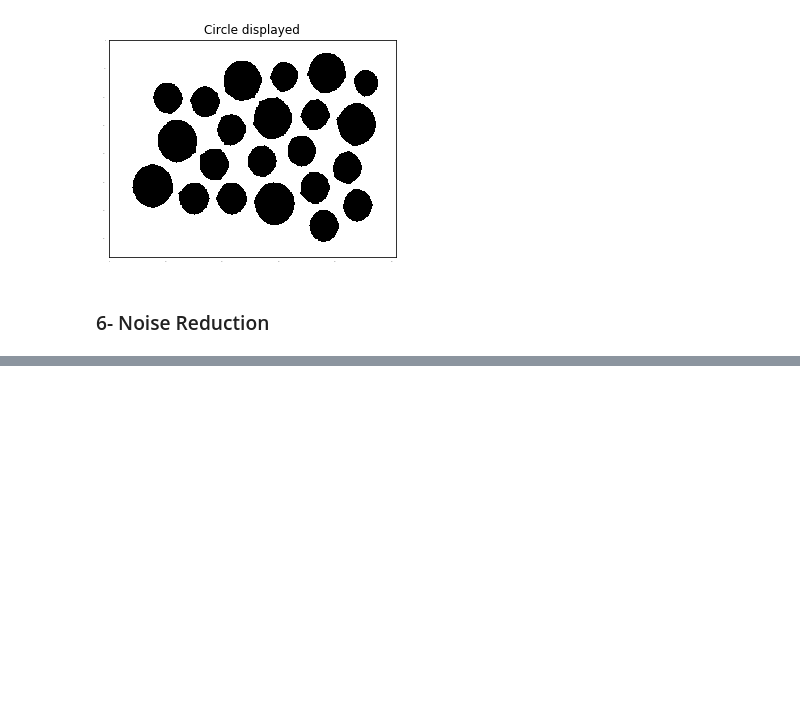
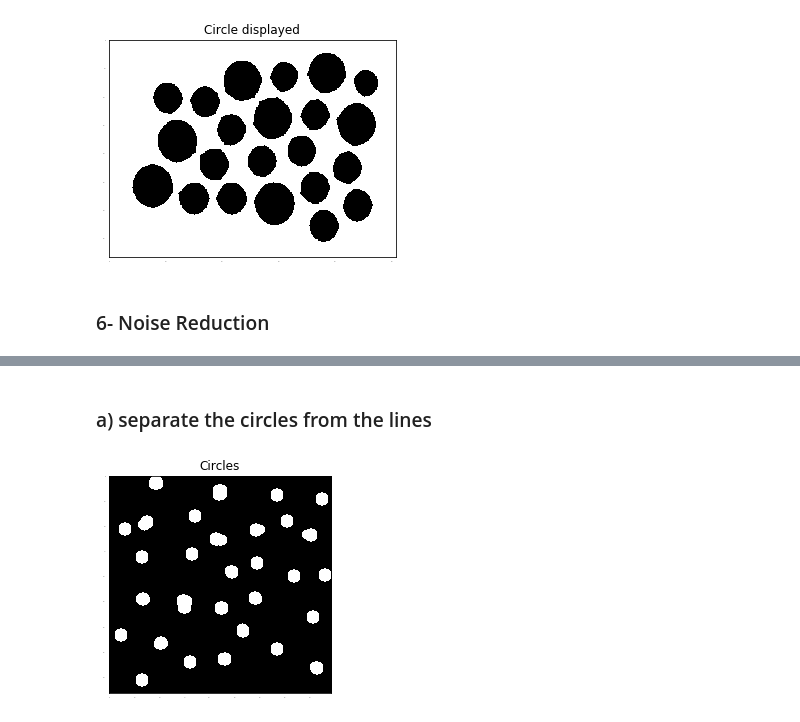
Before and after one commit to MennaMuhammed/ImageAssg2, a Jupyter notebook: ImagProc-Assg2.ipynb, the cells around one changed output, grey strips where cells are left out. Cells and saved outputs as stored; diff of their text form; code cells hidden in the pictures; blank space fills up the shorter version.

```diff
--- a/ImagProc-Assg2.ipynb
+++ b/ImagProc-Assg2.ipynb
@@ -159,0 +165,13 @@ yt = plt.title('Camerman denoised')
+# %%
+def open_square(img,ksize):
+    kernel = cv2.getStructuringElement(cv2.MORPH_RECT,(ksize,ksize))
+    tsq = cv2.morphologyEx(img, cv2.MORPH_OPEN, kernel)
+    return tsq
+def open_circle(img,ksize):
+    kernel = cv2.getStructuringElement(cv2.MORPH_ELLIPSE,(ksize,ksize))
+    tci = cv2.morphologyEx(img, cv2.MORPH_OPEN, kernel)
+    return tci
+def open_cross(img,ksize):
+    kernel = cv2.getStructuringElement(cv2.MORPH_CROSS,(ksize,ksize))
+    tcr = cv2.morphologyEx(img, cv2.MORPH_OPEN, kernel)
+    return tcr
@@ -159,0 +215,8 @@ yt = plt.title('Camerman denoised')
+# %% [markdown]
+### a) separate the circles from the lines
+# %%
+circles = open_circle(cirli,11)
+y = showImg(circles)
+yt = plt.title('Circles')
+# %% [output]
+[figure, added]
```
Also changed, not shown: parts of 11 cells of this notebook.
